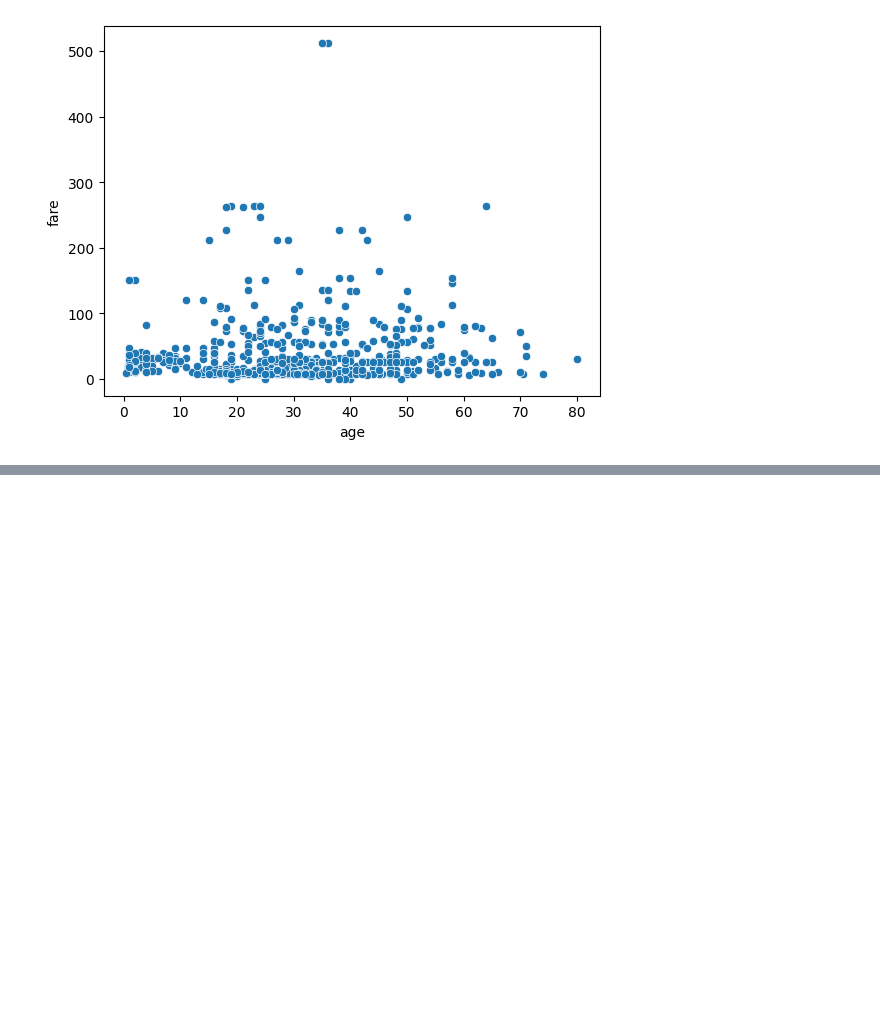
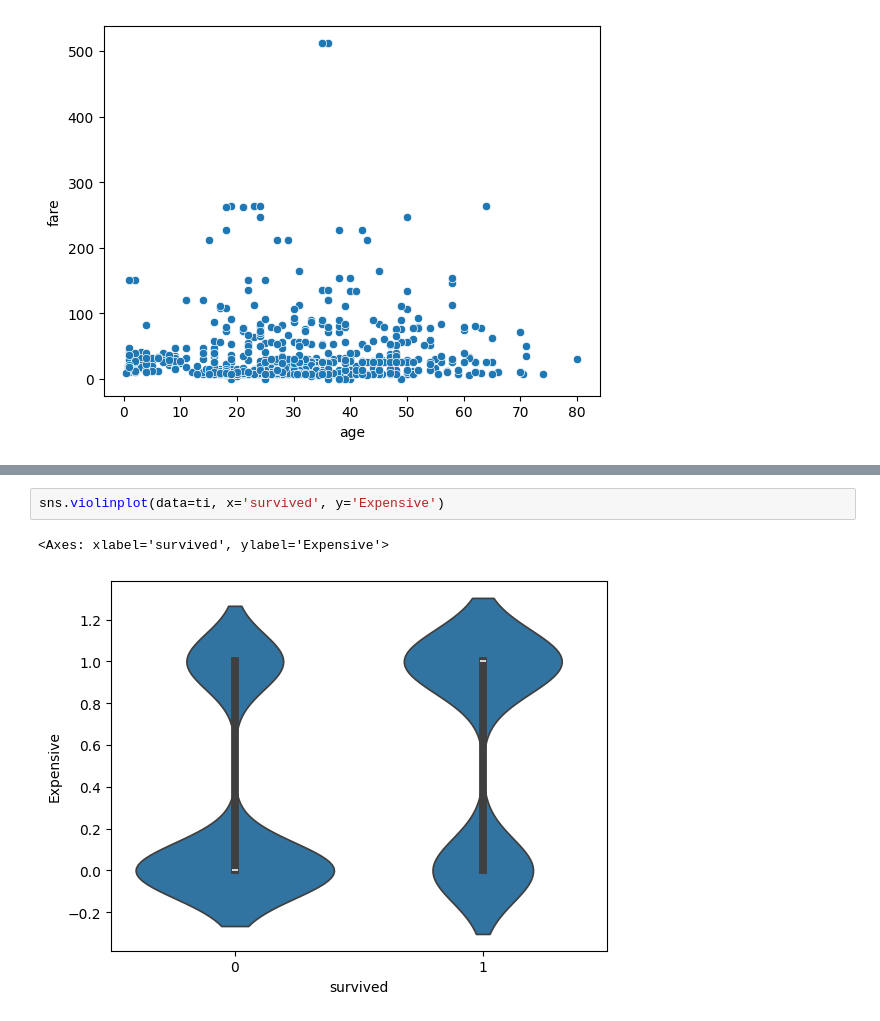
Before and after one commit to PraveenParashar/PPAI, a Jupyter notebook: Sep24_002_EDA_Visuals.ipynb, the cells around one changed output, grey strips where cells are left out. Cells and saved outputs as stored; diff of their text form; blank space fills up the shorter version.

```diff
--- a/Sep24_002_EDA_Visuals.ipynb
+++ b/Sep24_002_EDA_Visuals.ipynb
@@ -320,0 +408,5 @@ sns.scatterplot(data=ti, x='age', y='fare');
+# %%
+sns.violinplot(data=ti, x='survived', y='Expensive')
+# %% [output]
+<Axes: xlabel='survived', ylabel='Expensive'>
+[figure, added]
```
Also changed, not shown: parts of 6 cells of this notebook.
